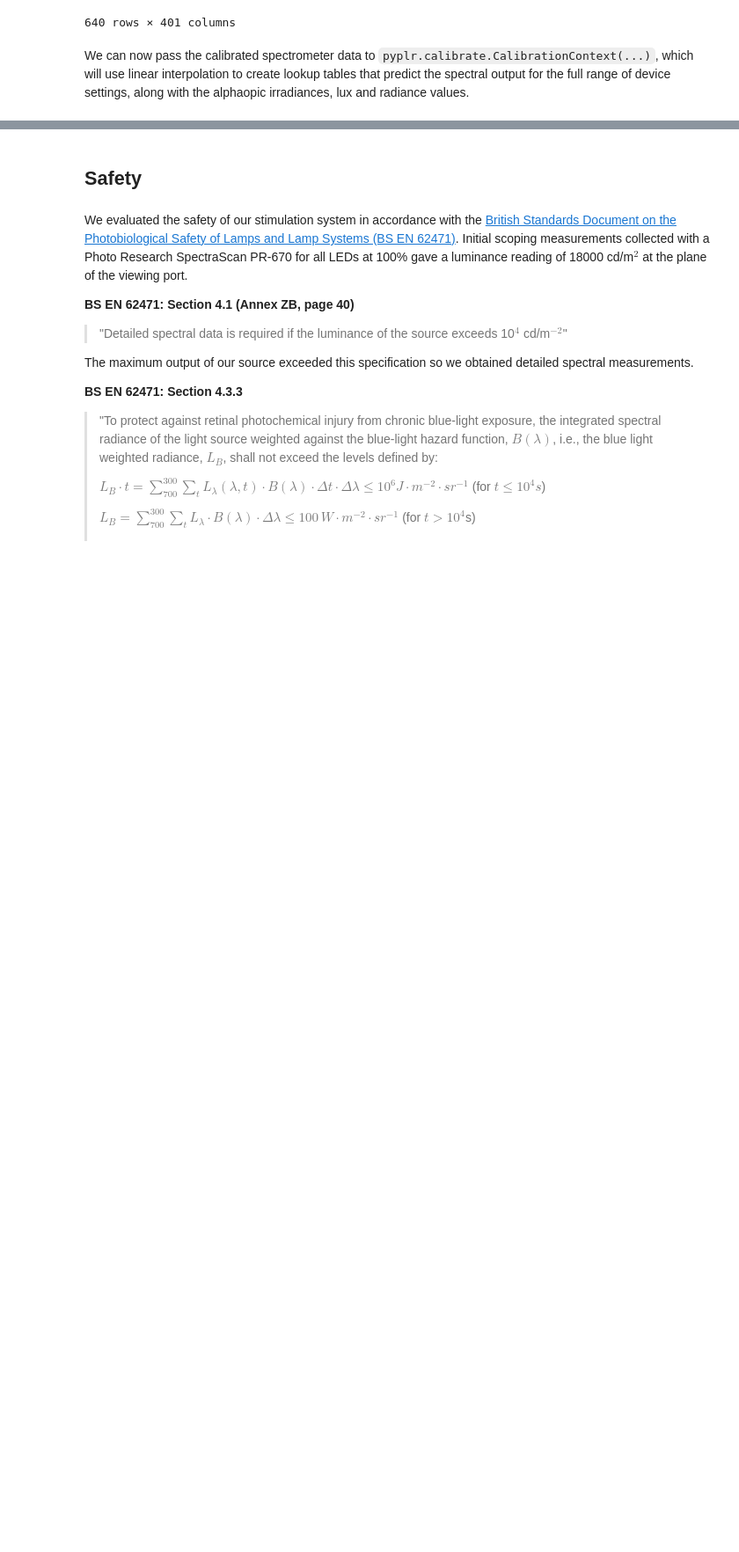
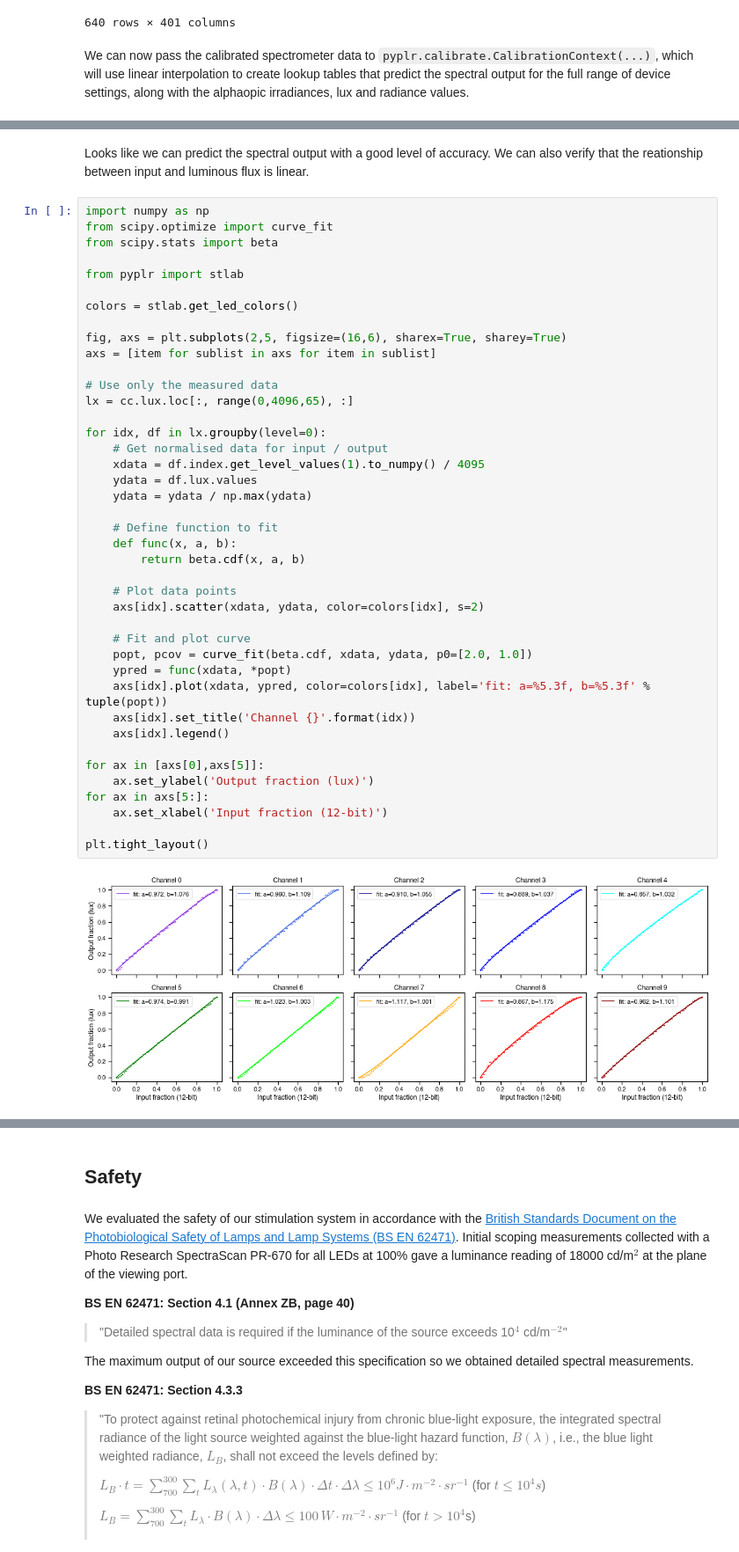
Before and after one commit to PyPlr/cvd_pupillometry, a Jupyter notebook: docs/04c_integrating_sphere.ipynb, the cells around one changed output, grey strips where cells are left out. Shown at 88% size. Cells and saved outputs as stored; diff of their text form; blank space fills up the shorter version.

```diff
--- a/docs/04c_integrating_sphere.ipynb
+++ b/docs/04c_integrating_sphere.ipynb
@@ -143,0 +149,45 @@ fig.text(
+# %% [markdown]
+Looks like we can predict the spectral output with a good level of accuracy. We can also verify that the reationship between input and luminous flux is linear.
+# %%
+import numpy as np
+from scipy.optimize import curve_fit
+from scipy.stats import beta
+
+from pyplr import stlab
+
+colors = stlab.get_led_colors()
+
+fig, axs = plt.subplots(2,5, figsize=(16,6), sharex=True, sharey=True)
+axs = [item for sublist in axs for item in sublist]
+
+# Use only the measured data
+lx = cc.lux.loc[:, range(0,4096,65), :]
+
+for idx, df in lx.groupby(level=0):
+    # Get normalised data for input / output
+    xdata = df.index.get_level_values(1).to_numpy() / 4095
+    ydata = df.lux.values
+    ydata = ydata / np.max(ydata)
+
+    # Define function to fit
+    def func(x, a, b):
+        return beta.cdf(x, a, b)
+
+    # Plot data points
+    axs[idx].scatter(xdata, ydata, color=colors[idx], s=2)
+
+    # Fit and plot curve
+    popt, pcov = curve_fit(beta.cdf, xdata, ydata, p0=[2.0, 1.0])
+    ypred = func(xdata, *popt)
+    axs[idx].plot(xdata, ypred, color=colors[idx], label='fit: a=%5.3f, b=%5.3f' % tuple(popt))
+    axs[idx].set_title('Channel {}'.format(idx))
+    axs[idx].legend()
+
+for ax in [axs[0],axs[5]]:
+    ax.set_ylabel('Output fraction (lux)')
+for ax in axs[5:]:
+    ax.set_xlabel('Input fraction (12-bit)')
+
+plt.tight_layout()
+# %% [output]
+[figure, added]
```
Also changed, not shown: parts of 6 cells of this notebook, 20 other files.
